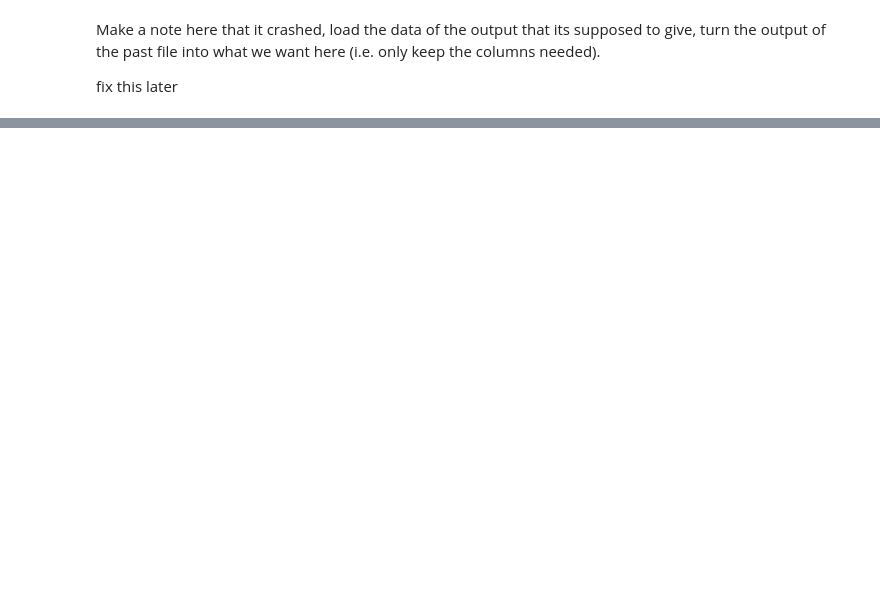
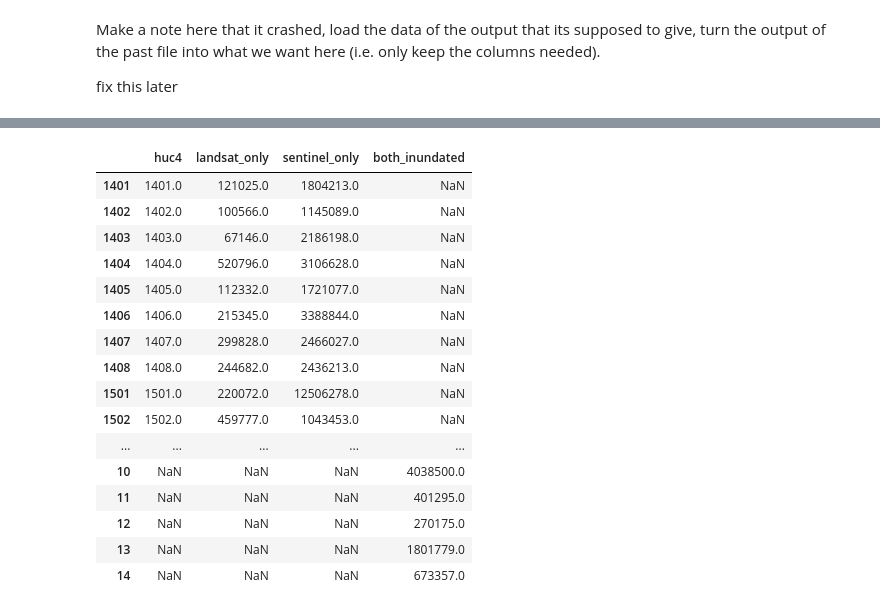
Before and after one commit to ppuentex/detection_comparison-CRB, a Jupyter notebook: code/analysis.ipynb, the cells around one changed output, grey strips where cells are left out. Drawn from its saved outputs; the diff is of its cells as text; code cells hidden in the pictures; blank space fills up the shorter version.

```diff
--- a/code/analysis.ipynb
+++ b/code/analysis.ipynb
@@ -456,3 +470,12 @@ Error:
 Make a note here that it crashed, load the data of the output that its supposed to give, turn the output of the past file into what we want here (i.e. only keep the columns needed).
 
 fix this later
+# %%
+import pandas as pd
+# Convert dictionary to DataFrame
+df_results = pd.DataFrame.from_dict(save_results, orient='index')
+
+# Save to CSV
+#df_results.to_csv("../data/huc4_agreement_pixel_counts.csv", index=False)
+
+print("Processing complete. Results saved to huc_pixel_counts.csv")
@@ -458,0 +503,2 @@ fix this later
+# %%
+df_results = df_results.drop('both_inundated', axis = 1)
@@ -458,0 +556,20 @@ fix this later
+# %%
+df_new
+# %% [output]
+|  | huc4 | landsat_only | sentinel_only | both_inundated |
+| 1401 | 1401.0 | 121025.0 | 1804213.0 | NaN |
+| 1402 | 1402.0 | 100566.0 | 1145089.0 | NaN |
+| 1403 | 1403.0 | 67146.0 | 2186198.0 | NaN |
+| 1404 | 1404.0 | 520796.0 | 3106628.0 | NaN |
+| 1405 | 1405.0 | 112332.0 | 1721077.0 | NaN |
+| 1406 | 1406.0 | 215345.0 | 3388844.0 | NaN |
+| 1407 | 1407.0 | 299828.0 | 2466027.0 | NaN |
+| 1408 | 1408.0 | 244682.0 | 2436213.0 | NaN |
+| 1501 | 1501.0 | 220072.0 | 12506278.0 | NaN |
+| 1502 | 1502.0 | 459777.0 | 1043453.0 | NaN |
+| ... | ... | ... | ... | ... |
+| 10 | NaN | NaN | NaN | 4038500.0 |
+| 11 | NaN | NaN | NaN | 401295.0 |
+| 12 | NaN | NaN | NaN | 270175.0 |
+| 13 | NaN | NaN | NaN | 1801779.0 |
+| 14 | NaN | NaN | NaN | 673357.0 |
```
Also changed, not shown: parts of 6 cells of this notebook, 1 other file.
